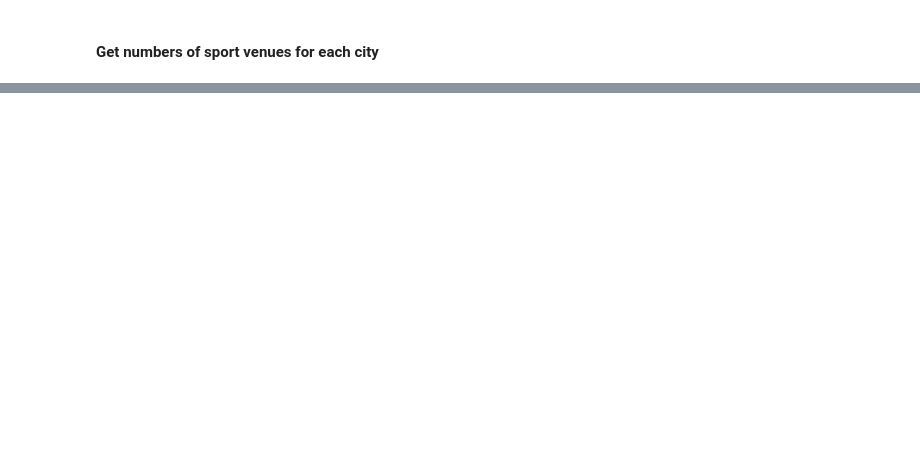
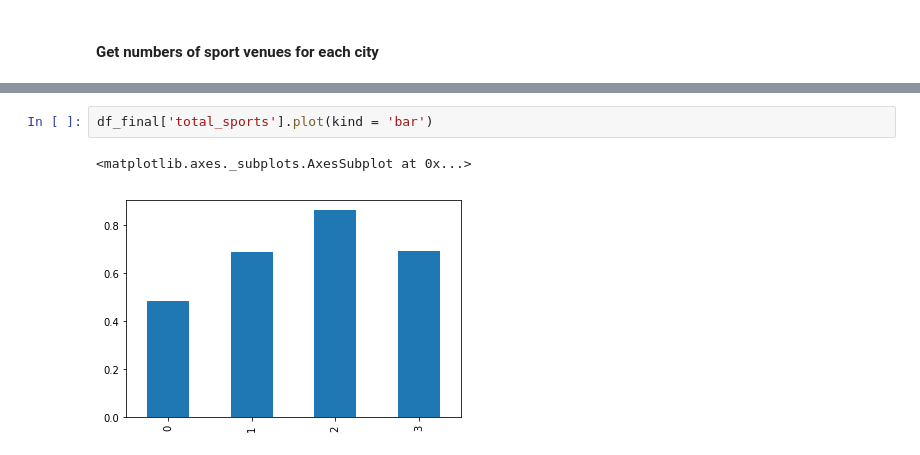
Before and after one commit to Pavel-V/Applied_Data_Science_Capstone, a Jupyter notebook: Test.ipynb, the cells around one changed output, grey strips where cells are left out. Drawn from its saved outputs; the diff is of its cells as text; blank space fills up the shorter version.

```diff
--- a/Test.ipynb
+++ b/Test.ipynb
@@ -215,0 +220,5 @@ df.loc[:,['A', 'B']]
+# %%
+df_final['total_sports'].plot(kind = 'bar')
+# %% [output]
+<matplotlib.axes._subplots.AxesSubplot at 0x...>
+[figure, added]
```
Also changed, not shown: parts of 19 cells of this notebook, 1 other file.
